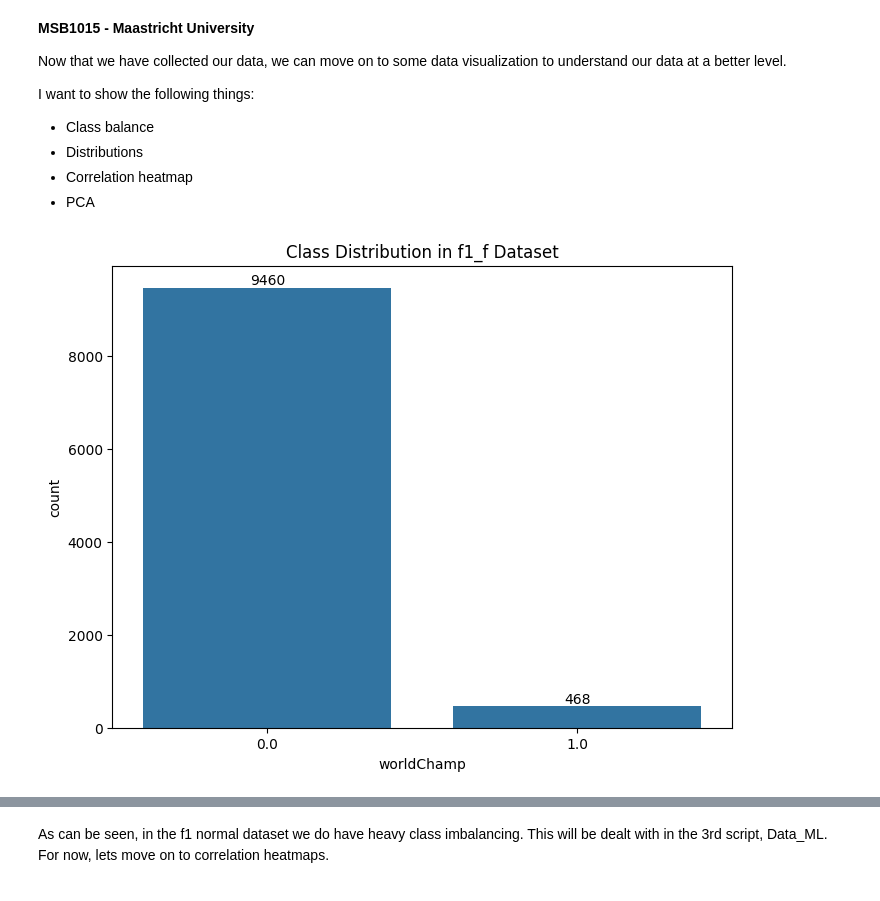
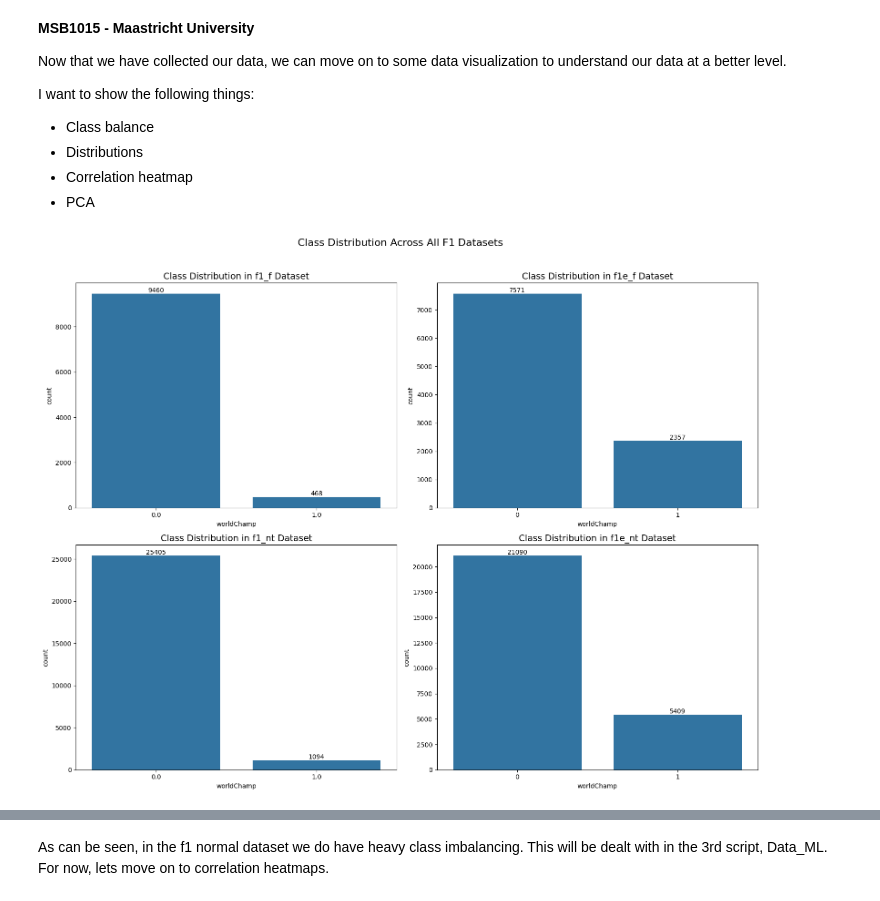
Before and after one commit to BTJvanDi/MSB1015, a Jupyter notebook: Data_Visualization.ipynb, the cells around one changed output, grey strips where cells are left out. Cells and saved outputs as stored; diff of their text form; code cells hidden in the pictures.

```diff
--- a/Data_Visualization.ipynb
+++ b/Data_Visualization.ipynb
@@ -11,91 +11,56 @@ I want to show the following things:
 # %%
 # class balance plot and class balancing
 
 import seaborn as sns
 import matplotlib.pyplot as plt
 import pandas as pd
 from sklearn.decomposition import PCA
 import numpy as np
 from sklearn.preprocessing import StandardScaler
 
-# create PCA plot on the once per season champion dataset (f1_f.csv)
-# load the dataset
+# load all datasets
 df_f = pd.read_csv("d:\\Maastricht University\\MSB1015\\ML\\Data\\f1_f.csv")
+df_fe = pd.read_csv("d:\\Maastricht University\\MSB1015\\ML\\Data\\f1e_f.csv")
+df_nt = pd.read_csv("d:\\Maastricht University\\MSB1015\\ML\\Data\\f1_nt.csv")
+dfe_nt = pd.read_csv("d:\\Maastricht University\\MSB1015\\ML\\Data\\f1e_nt.csv")
 
-# class imbalance bar plot, show number of worldChamp and non-worldChamp in the dataset on the same plot
-plt.figure(figsize=(8,6))
-ax = sns.countplot(x='worldChamp', data=df_f)
-plt.title('Class Distribution in f1_f Dataset')
+# create combined class distribution plots
+fig, ((ax1, ax2), (ax3, ax4)) = plt.subplots(2, 2, figsize=(16, 12))
 
-# add count labels on top of bars
-for p in ax.patches:
-    ax.annotate(f'{int(p.get_height())}',
+# f1_f dataset
+sns.countplot(x='worldChamp', data=df_f, ax=ax1)
+ax1.set_title('Class Distribution in f1_f Dataset', fontsize=14)
+for p in ax1.patches:
+    ax1.annotate(f'{int(p.get_height())}',
                 (p.get_x() + p.get_width()/2., p.get_height()),
                 ha='center', va='bottom')
 
-plt.show()
-
-df_fe = pd.read_csv("d:\\Maastricht University\\MSB1015\\ML\\Data\\f1e_f.csv")
-
-# class imbalance bar plot for f1e_f
-plt.figure(figsize=(8,6))
-ax = sns.countplot(x='worldChamp', data=df_fe)
-plt.title('Class Distribution in f1e_f Dataset')
-
-# add count labels on top of bars
-for p in ax.patches:
-    ax.annotate(f'{int(p.get_height())}',
+# f1e_f dataset
+sns.countplot(x='worldChamp', data=df_fe, ax=ax2)
+ax2.set_title('Class Distribution in f1e_f Dataset', fontsize=14)
+for p in ax2.patches:
+    ax2.annotate(f'{int(p.get_height())}',
                 (p.get_x() + p.get_width()/2., p.get_height()),
                 ha='center', va='bottom')
 
-# add count labels on top of bars
-for p in ax.patches:
-    ax.annotate(f'{int(p.get_height())}',
+# f1_nt dataset
+sns.countplot(x='worldChamp', data=df_nt, ax=ax3)
+ax3.set_title('Class Distribution in f1_nt Dataset', fontsize=14)
+for p in ax3.patches:
+    ax3.annotate(f'{int(p.get_height())}',
                 (p.get_x() + p.get_width()/2., p.get_height()),
                 ha='center', va='bottom')
 
-plt.show()
-
-df_nt = pd.read_csv("d:\\Maastricht University\\MSB1015\\ML\\Data\\f1_nt.csv")
-
-# class imbalance bar plot for f1_nt
-plt.figure(figsize=(8,6))
-ax = sns.countplot(x='worldChamp', data=df_nt)
-plt.title('Class Distribution in f1_nt Dataset')
-
-# add count labels on top of bars
-for p in ax.patches:
-    ax.annotate(f'{int(p.get_height())}',
+# f1e_nt dataset
+sns.countplot(x='worldChamp', data=dfe_nt, ax=ax4)
+ax4.set_title('Class Distribution in f1e_nt Dataset', fontsize=14)
+for p in ax4.patches:
+    ax4.annotate(f'{int(p.get_height())}',
                 (p.get_x() + p.get_width()/2., p.get_height()),
                 ha='center', va='bottom')
 
-# add count labels on top of bars
-for p in ax.patches:
-    ax.annotate(f'{int(p.get_height())}',
-                (p.get_x() + p.get_width()/2., p.get_height()),
-                ha='center', va='bottom')
-
+plt.suptitle('Class Distribution Across All F1 Datasets', fontsize=16, y=1.02)
+plt.tight_layout()
 plt.show()
-
-dfe_nt = pd.read_csv("d:\\Maastricht University\\MSB1015\\ML\\Data\\f1e_nt.csv")
-
-# class imbalance bar plot for f1_nt
-plt.figure(figsize=(8,6))
-ax = sns.countplot(x='worldChamp', data=dfe_nt)
-plt.title('Class Distribution in f1e_nt Dataset')
-
-# add count labels on top of bars
-for p in ax.patches:
-    ax.annotate(f'{int(p.get_height())}',
-                (p.get_x() + p.get_width()/2., p.get_height()),
-                ha='center', va='bottom')
-
-# add count labels on top of bars
-for p in ax.patches:
-    ax.annotate(f'{int(p.get_height())}',
-                (p.get_x() + p.get_width()/2., p.get_height()),
-                ha='center', va='bottom')
-
-plt.show()
 # %% [output]
-[figure, old version]
+[figure, new version]
```
Also changed, not shown: parts of 5 cells of this notebook.
